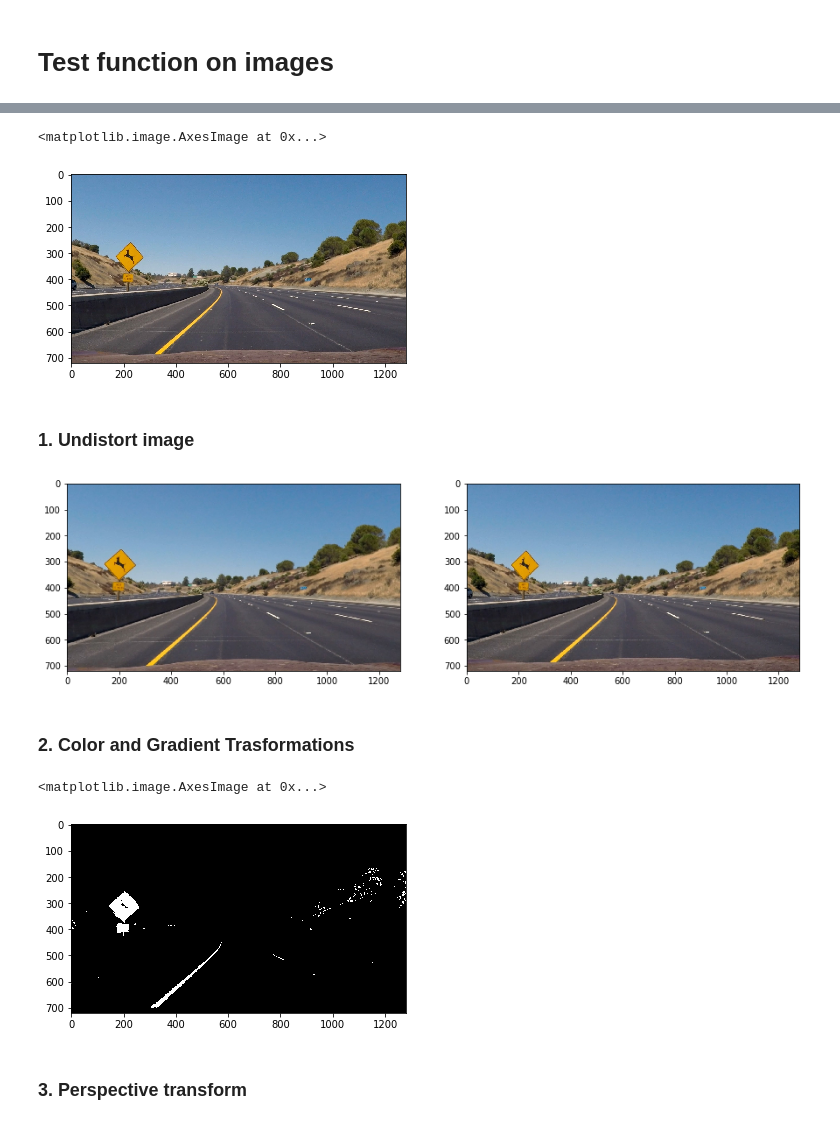
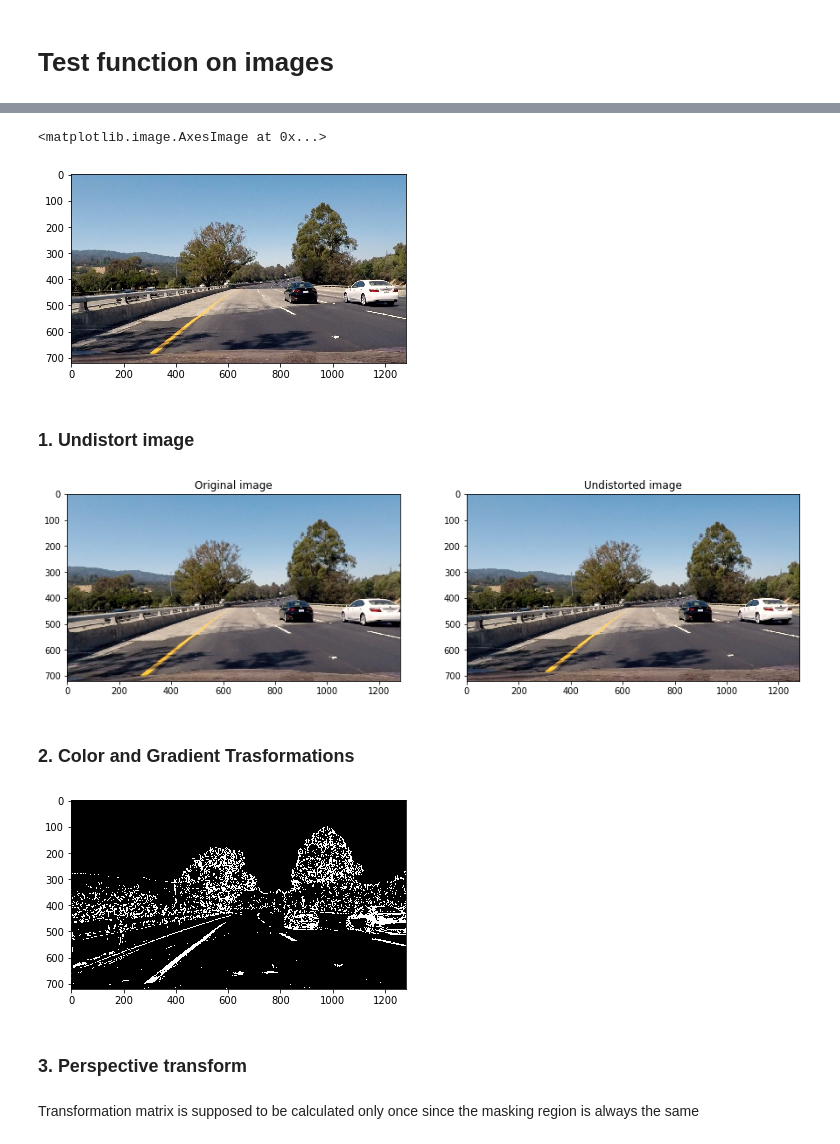
Before and after one commit to fratullii/Udacity_Advanced-Lane-Finding, a Jupyter notebook: function_testing.ipynb, the cells around one changed output, grey strips where cells are left out. Cells and saved outputs as stored; diff of their text form; code cells hidden in the pictures.

```diff
--- a/function_testing.ipynb
+++ b/function_testing.ipynb
@@ -31,9 +31,9 @@ images
 # %%
-sample_img = mpimg.imread(images[0])
+sample_img = mpimg.imread(images[3])
 plt.imshow(sample_img)
 # %% [output]
 <matplotlib.image.AxesImage at 0x...>
-[figure, old version]
+[figure, new version]
 # %% [markdown]
 ### 1. Undistort image
 # %%
@@ -43,11 +43,13 @@ def undistort(img, mtx, dist):
 # %%
 undist_img = undistort(sample_img, mtx, dist)
 f, axs = plt.subplots(1,2, figsize=(15,30))
 axs[0].imshow(undist_img)
+axs[0].set_title("Original image")
 axs[1].imshow(sample_img)
+axs[1].set_title("Undistorted image")
 plt.show()
 # %% [output]
-[figure, old version]
+[figure, new version]
 # %% [markdown]
 ### 2. Color and Gradient Trasformations
 # %%
@@ -149,7 +151,7 @@ def color_gradient_transform(img,  sobelparams=None, colorparams=None):
     return combi_binary
 # %%
 sobelparams = {
-    'channel': 'l',
+    'channel': 'gray',
     'mode': 'x',
     'low_thresh': 20,
     'high_thresh': 100,
@@ -158,14 +160,14 @@ sobelparams = {
 
 colorparams = {
     'channel': 's',
-    'low_thresh': 140,
+    'low_thresh': 150,
     'high_thresh': 255
 }
 
-cgt_img = color_gradient_transform(undist_img, sobelparams=None, colorparams=colorparams)
+cgt_img = color_gradient_transform(undist_img, sobelparams, colorparams)
 plt.imshow(cgt_img, cmap = 'gray')
+plt.show()
 # %% [output]
-<matplotlib.image.AxesImage at 0x...>
-[figure, old version]
+[figure, new version]
 # %% [markdown]
 ### 3. Perspective transform
@@ -171,0 +178,2 @@ plt.imshow(cgt_img, cmap = 'gray')
+# %% [markdown]
+Transformation matrix is supposed to be calculated only once since the masking region is always the same
```
Also changed, not shown: parts of 11 cells of this notebook.
